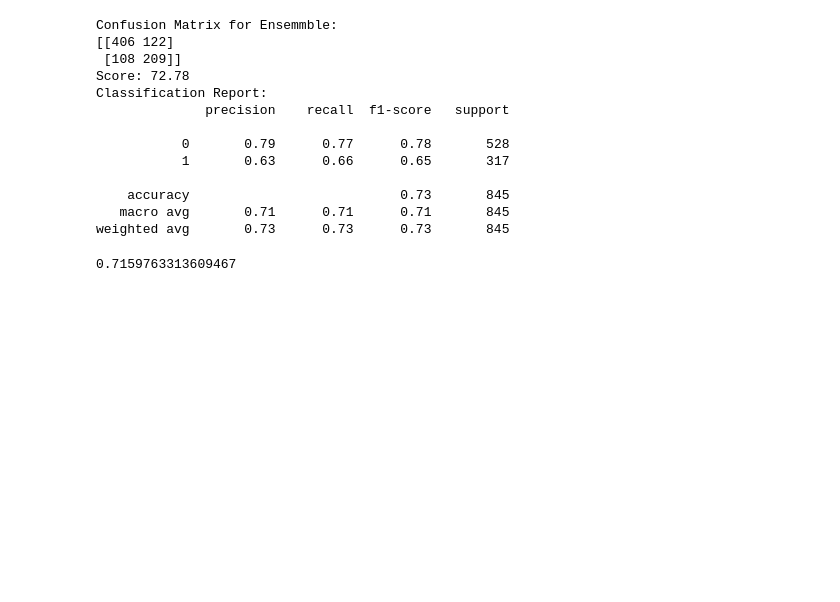
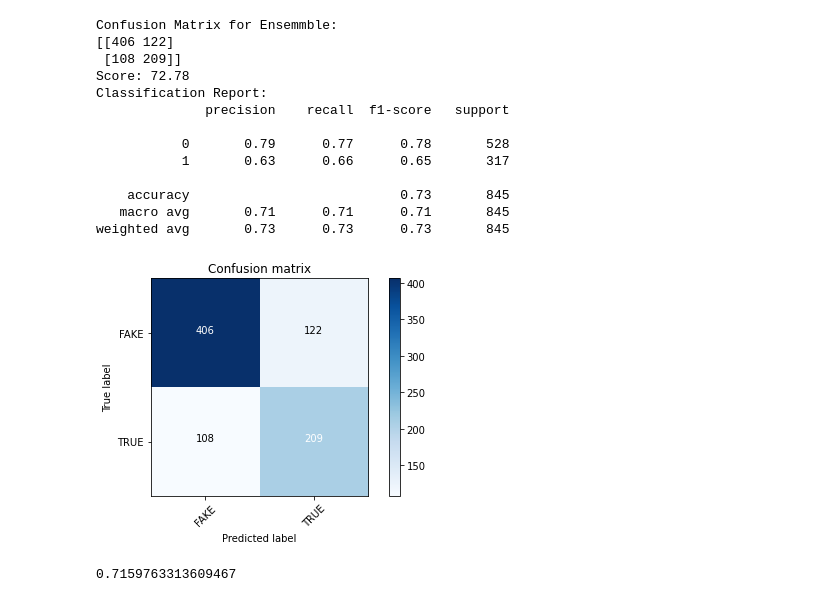
Before and after one commit to s56roy/Fake-News-Classification, a Jupyter notebook: Classical_ML.ipynb, the cells around one changed output. Drawn from its saved outputs; the diff is of its cells as text; code cells hidden in the pictures; blank space fills up the shorter version.

```diff
--- a/Classical_ML.ipynb
+++ b/Classical_ML.ipynb
@@ -469,6 +474,11 @@ Classification Report:
     accuracy                           0.73       845
    macro avg       0.71      0.71      0.71       845
 weighted avg       0.73      0.73      0.73       845
+# %%
+cm = metrics.confusion_matrix(y_test, predens, labels=[0, 1])
+plot_confusion_matrix(cm, classes=['FAKE', 'TRUE'])
+# %% [output]
+[figure, added]
 # %%
 from sklearn.naive_bayes import MultinomialNB
 
```
Also changed, not shown: parts of 5 cells of this notebook.
